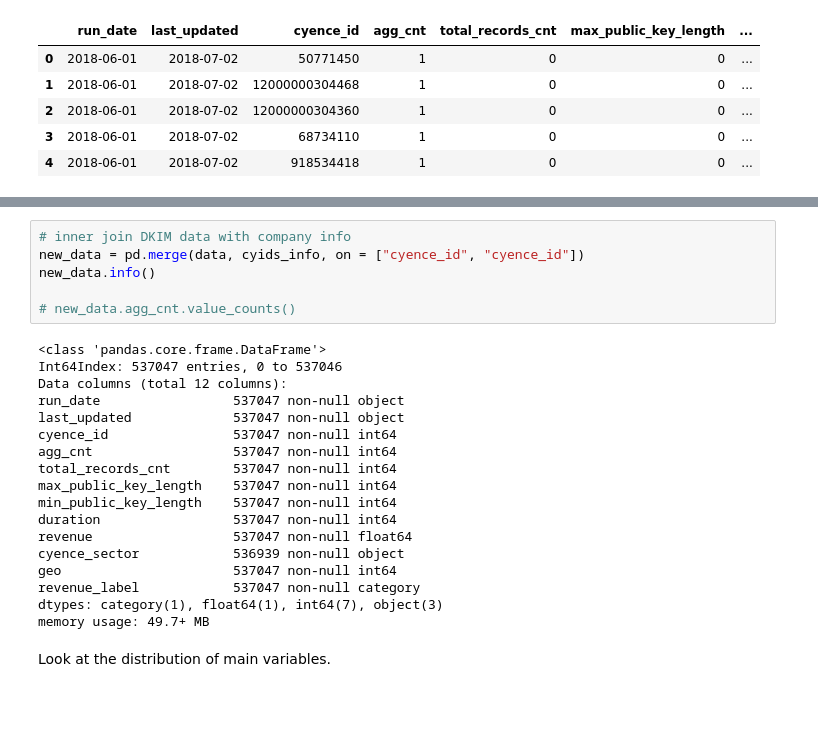
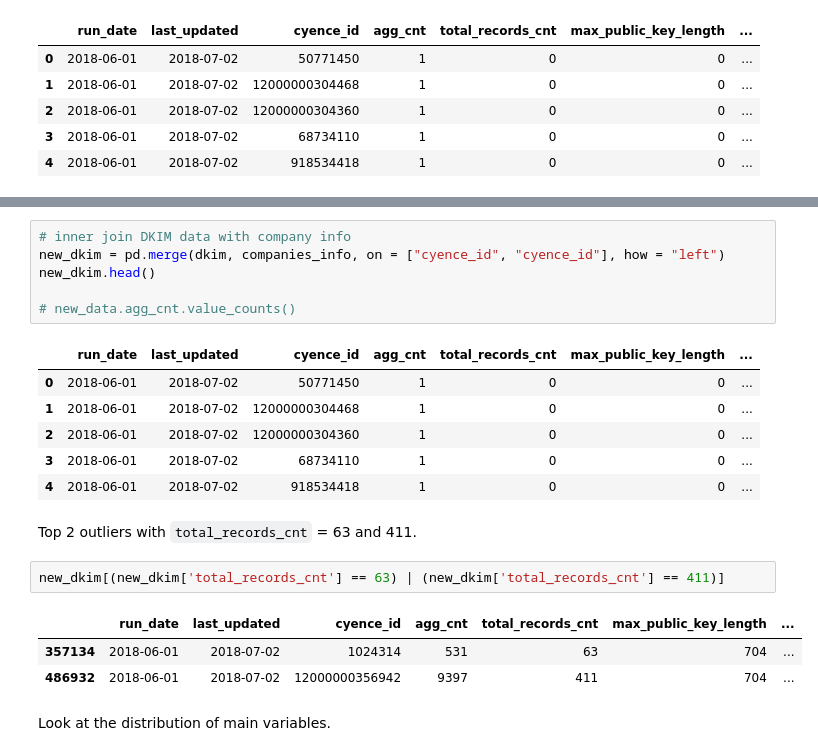
Before and after one commit to Yiming-Gao/Cyence, a Jupyter notebook: Data_Exploration/Email_Security/exploration_email.ipynb, the cells around one changed output, grey strips where cells are left out. Saved outputs shown, nothing was run; the diff lists cells and outputs as text; blank space fills up the shorter version.

```diff
--- a/Data_Exploration/Email_Security/exploration_email.ipynb
+++ b/Data_Exploration/Email_Security/exploration_email.ipynb
@@ -173,26 +245,23 @@ Now let's merge two datasets together.
 # %%
 # inner join DKIM data with company info
-new_data = pd.merge(data, cyids_info, on = ["cyence_id", "cyence_id"])
-new_data.info()
+new_dkim = pd.merge(dkim, companies_info, on = ["cyence_id", "cyence_id"], how = "left")
+new_dkim.head()
 
 # new_data.agg_cnt.value_counts()
 # %% [output]
-<class 'pandas.core.frame.DataFrame'>
-Int64Index: 537047 entries, 0 to 537046
-Data columns (total 12 columns):
-run_date                 537047 non-null object
-last_updated             537047 non-null object
-cyence_id                537047 non-null int64
-agg_cnt                  537047 non-null int64
-total_records_cnt        537047 non-null int64
-max_public_key_length    537047 non-null int64
-min_public_key_length    537047 non-null int64
-duration                 537047 non-null int64
-revenue                  537047 non-null float64
-cyence_sector            536939 non-null object
-geo                      537047 non-null int64
-revenue_label            537047 non-null category
-dtypes: category(1), float64(1), int64(7), object(3)
-memory usage: 49.7+ MB
+|  | run_date | last_updated | cyence_id | agg_cnt | total_records_cnt | max_public_key_length | ... |
+| 0 | 2018-06-01 | 2018-07-02 | 50771450 | 1 | 0 | 0 | ... |
+| 1 | 2018-06-01 | 2018-07-02 | 12000000304468 | 1 | 0 | 0 | ... |
+| 2 | 2018-06-01 | 2018-07-02 | 12000000304360 | 1 | 0 | 0 | ... |
+| 3 | 2018-06-01 | 2018-07-02 | 68734110 | 1 | 0 | 0 | ... |
+| 4 | 2018-06-01 | 2018-07-02 | 918534418 | 1 | 0 | 0 | ... |
+# %% [markdown]
+Top 2 outliers with `total_records_cnt` = 63 and 411.
+# %%
+new_dkim[(new_dkim['total_records_cnt'] == 63) | (new_dkim['total_records_cnt'] == 411)]
+# %% [output]
+|  | run_date | last_updated | cyence_id | agg_cnt | total_records_cnt | max_public_key_length | ... |
+| 357134 | 2018-06-01 | 2018-07-02 | 1024314 | 531 | 63 | 704 | ... |
+| 486932 | 2018-06-01 | 2018-07-02 | 12000000356942 | 9397 | 411 | 704 | ... |
 # %% [markdown]
 Look at the distribution of main variables.
```
Also changed, not shown: parts of 17 cells of this notebook.
